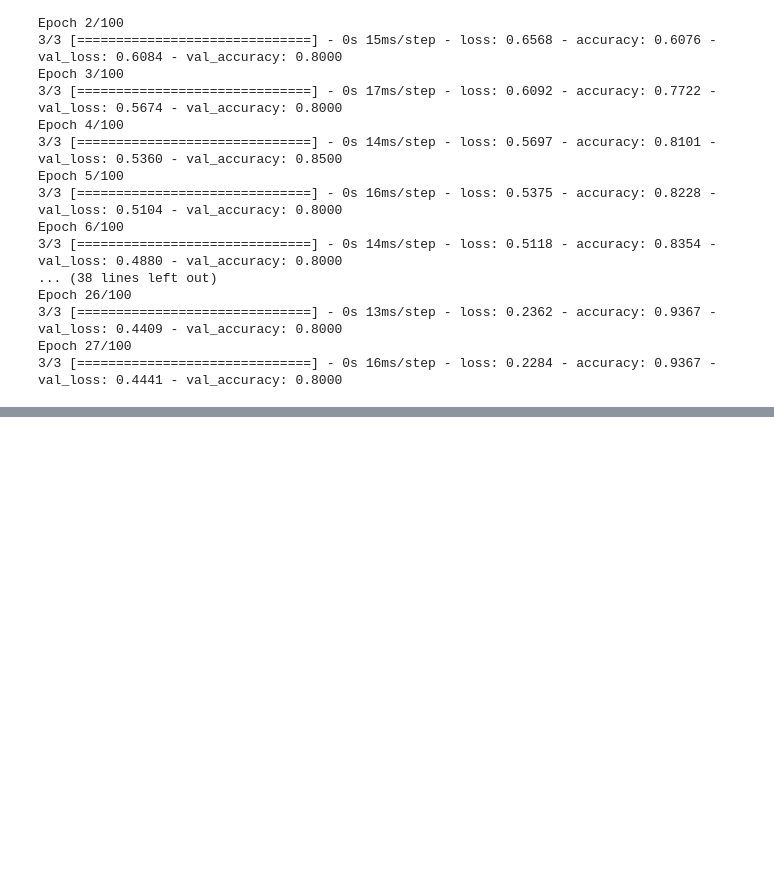
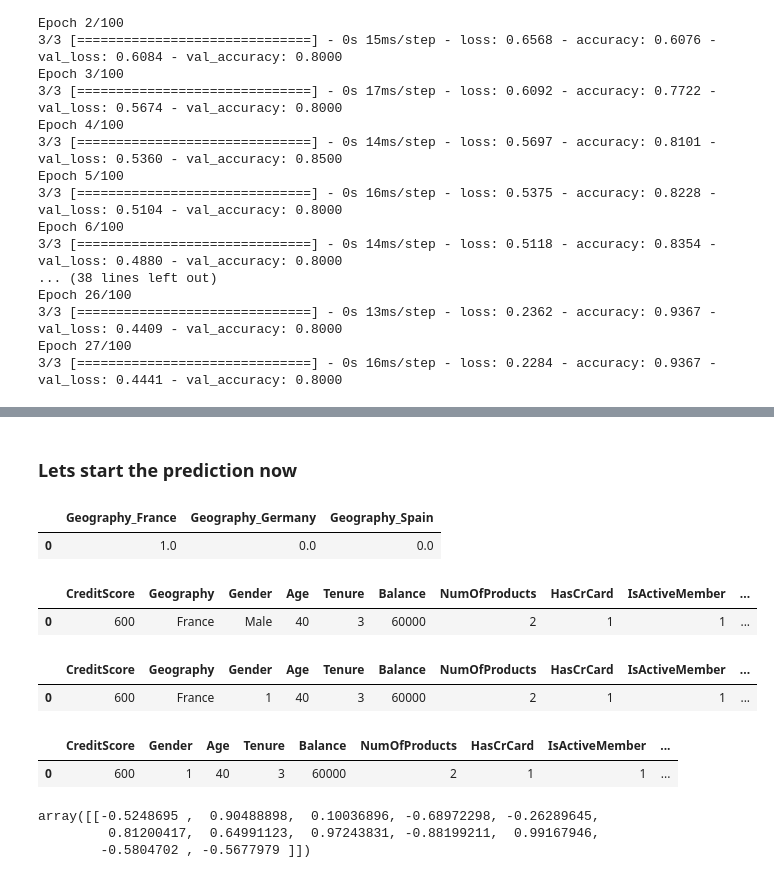
Before and after one commit to harshchatbot/annclassification_myproject, a Jupyter notebook: traincopymodel.ipynb, the cells around one changed output, grey strips where cells are left out. Cells and saved outputs as stored; diff of their text form; code cells hidden in the pictures; blank space fills up the shorter version.

```diff
--- a/traincopymodel.ipynb
+++ b/traincopymodel.ipynb
@@ -309,0 +308,2 @@ model.save('model2.h5')
+# %% [markdown]
+### Lets start the prediction now
@@ -309,0 +329,52 @@ model.save('model2.h5')
+# %%
+# Example input data
+input_data = {
+    'CreditScore': 600,
+    'Geography': 'France',
+    'Gender': 'Male',
+    'Age': 40,
+    'Tenure': 3,
+    'Balance': 60000,
+    'NumOfProducts': 2,
+    'HasCrCard': 1,
+    'IsActiveMember': 1,
+    'EstimatedSalary': 50000
+}
+# %%
+# One-hot encode 'Geography'
+geo_encoded = label_encoder_geo.transform([[input_data['Geography']]]).toarray()
+geo_encoded_df = pd.DataFrame(geo_encoded, columns=label_encoder_geo.get_feature_names_out(['Geography']))
+geo_encoded_df
+# %% [output]
+|  | Geography_France | Geography_Germany | Geography_Spain |
+| 0 | 1.0 | 0.0 | 0.0 |
+# %%
+## convert this key value pair data first into dataframe
+
+input_df=pd.DataFrame([input_data])
+input_df
+# %% [output]
+|  | CreditScore | Geography | Gender | Age | Tenure | Balance | NumOfProducts | HasCrCard | IsActiveMember | ... |
+| 0 | 600 | France | Male | 40 | 3 | 60000 | 2 | 1 | 1 | ... |
+# %%
+## Encode categorical variables
+input_df['Gender']=label_encoder_gender.transform(input_df['Gender'])
+input_df
+# %% [output]
+|  | CreditScore | Geography | Gender | Age | Tenure | Balance | NumOfProducts | HasCrCard | IsActiveMember | ... |
+| 0 | 600 | France | 1 | 40 | 3 | 60000 | 2 | 1 | 1 | ... |
+# %%
+## concatination one hot encoded
+input_df=pd.concat([input_df.drop("Geography",axis=1),geo_encoded_df],axis=1)
+input_df
+# %% [output]
+|  | CreditScore | Gender | Age | Tenure | Balance | NumOfProducts | HasCrCard | IsActiveMember | ... |
+| 0 | 600 | 1 | 40 | 3 | 60000 | 2 | 1 | 1 | ... |
+# %%
+## Scaling the input data
+input_scaled=scaler.transform(input_df)
+input_scaled
+# %% [output]
+array([[-0.5248695 ,  0.90488898,  0.10036896, -0.68972298, -0.26289645,
+         0.81200417,  0.64991123,  0.97243831, -0.88199211,  0.99167946,
+        -0.5804702 , -0.5677979 ]])
```
Also changed, not shown: parts of 7 cells of this notebook.
